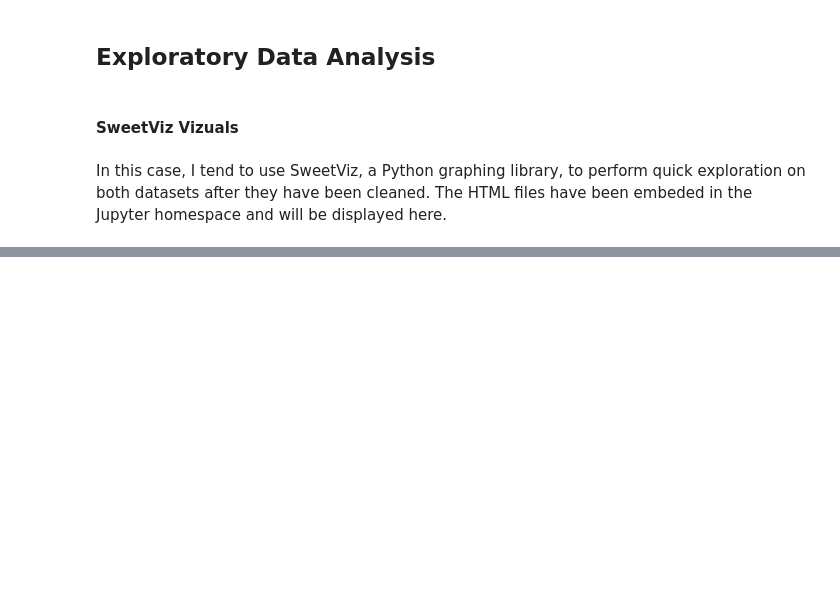
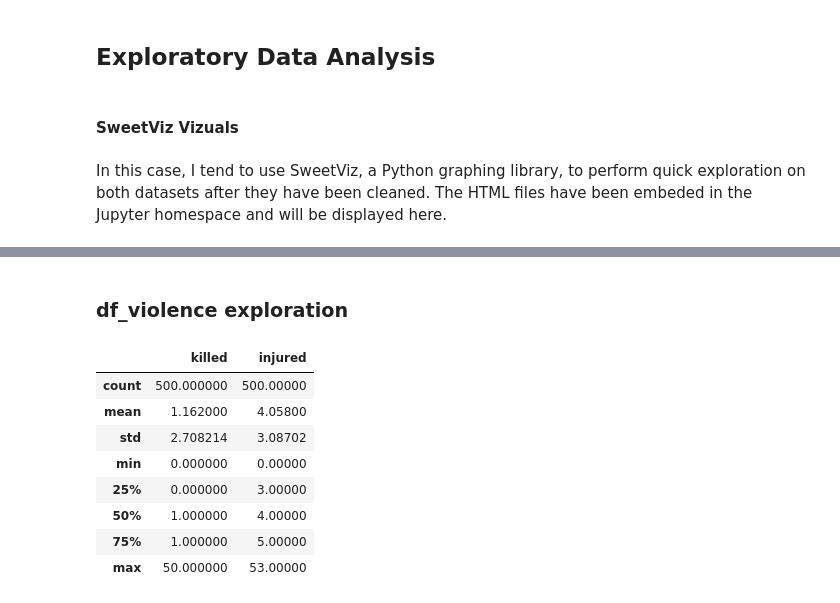
Before and after one commit to MahmoudHousam/FBI-Gun-Data-analysis, a Jupyter notebook: Investigate_a_Dataset.ipynb, the cells around one changed output, grey strips where cells are left out. Saved outputs shown, nothing was run; the diff lists cells and outputs as text; code cells hidden in the pictures; blank space fills up the shorter version.

```diff
--- a/Investigate_a_Dataset.ipynb
+++ b/Investigate_a_Dataset.ipynb
@@ -162,0 +169,15 @@ Report df_violence.html was generated! NOTEBOOK/COLAB USERS: no browser will pop
+# %% [markdown]
+### df_violence exploration
+# %%
+# Exploring numeric values through `describe()`
+df_violence_v1.describe()
+# %% [output]
+|  | killed | injured |
+| count | 500.000000 | 500.00000 |
+| mean | 1.162000 | 4.05800 |
+| std | 2.708214 | 3.08702 |
+| min | 0.000000 | 0.00000 |
+| 25% | 0.000000 | 3.00000 |
+| 50% | 1.000000 | 4.00000 |
+| 75% | 1.000000 | 5.00000 |
+| max | 50.000000 | 53.00000 |
```
Also changed, not shown: parts of 6 cells of this notebook, 2 other files.
